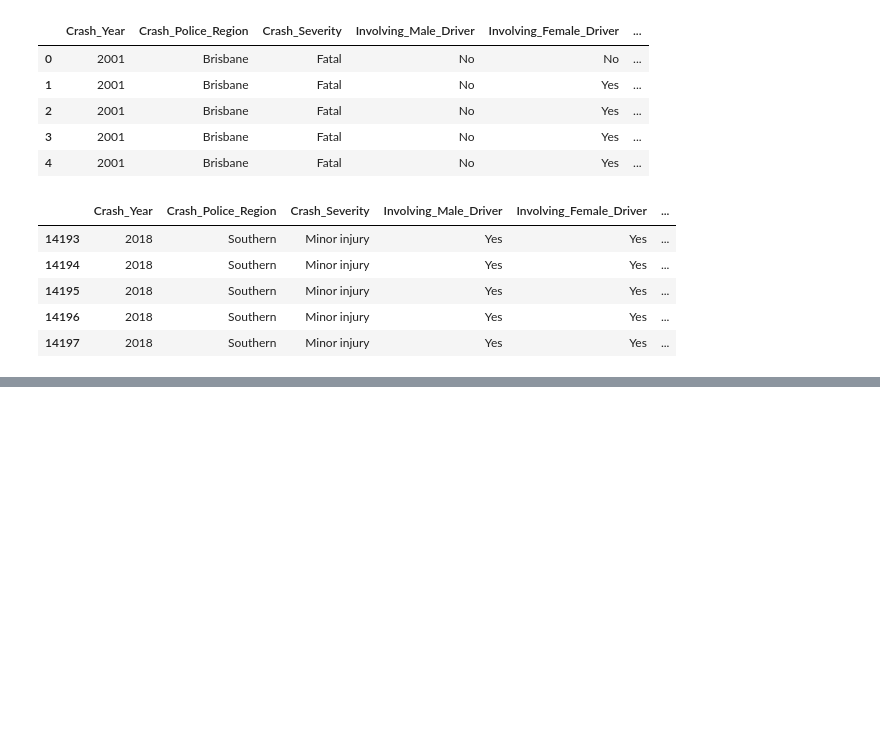
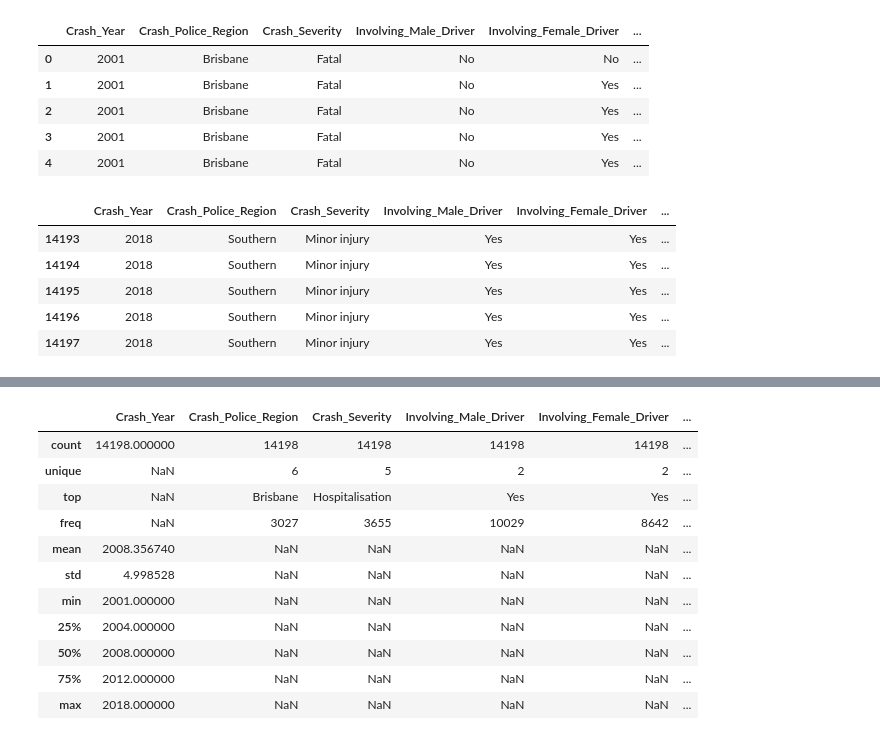
Before and after one commit to AmmaraRazzaq/DataAnalysis_with_Python, a Jupyter notebook: DataAnalysiswithPython.ipynb, the cells around one changed output, grey strips where cells are left out. Drawn from its saved outputs; the diff is of its cells as text; code cells hidden in the pictures; blank space fills up the shorter version.

```diff
--- a/DataAnalysiswithPython.ipynb
+++ b/DataAnalysiswithPython.ipynb
@@ -39,0 +62,16 @@ df.describe()
+# %%
+df.describe(include='all') #unique is the number of distinct objects in the column, top is most frequently occurring object,
+#freq, number of times the top object appears, NaN : not a number
+# %% [output]
+|  | Crash_Year | Crash_Police_Region | Crash_Severity | Involving_Male_Driver | Involving_Female_Driver | ... |
+| count | 14198.000000 | 14198 | 14198 | 14198 | 14198 | ... |
+| unique | NaN | 6 | 5 | 2 | 2 | ... |
+| top | NaN | Brisbane | Hospitalisation | Yes | Yes | ... |
+| freq | NaN | 3027 | 3655 | 10029 | 8642 | ... |
+| mean | 2008.356740 | NaN | NaN | NaN | NaN | ... |
+| std | 4.998528 | NaN | NaN | NaN | NaN | ... |
+| min | 2001.000000 | NaN | NaN | NaN | NaN | ... |
+| 25% | 2004.000000 | NaN | NaN | NaN | NaN | ... |
+| 50% | 2008.000000 | NaN | NaN | NaN | NaN | ... |
+| 75% | 2012.000000 | NaN | NaN | NaN | NaN | ... |
+| max | 2018.000000 | NaN | NaN | NaN | NaN | ... |
```
Also changed, not shown: parts of 3 cells of this notebook.
